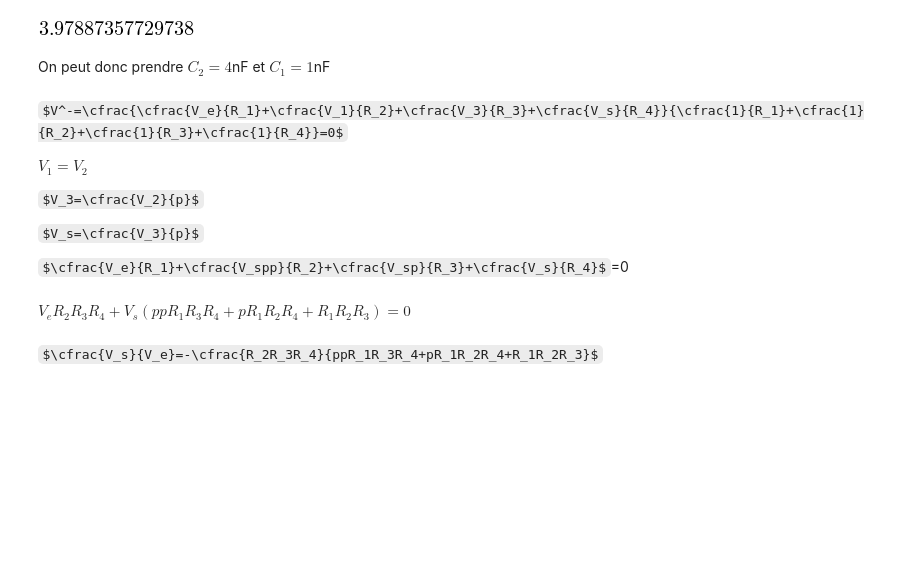
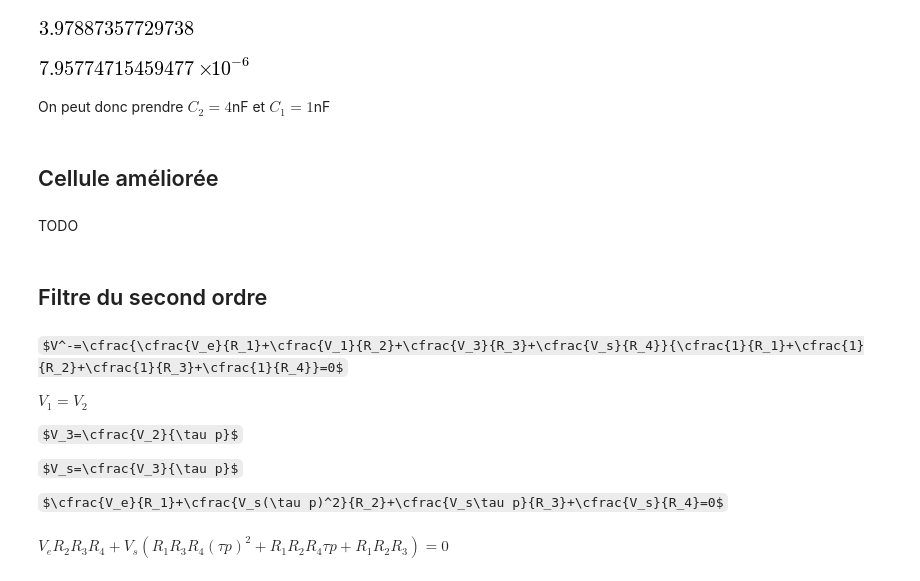
Before and after one commit to nim65s/N7, a Jupyter notebook: cours/TP Chaine d’Instrumentation.ipynb, the cells around one changed output. Cells and saved outputs as stored; diff of their text form; code cells hidden in the pictures; some formulas as TeX source; blank space fills up the shorter version.

```diff
--- a/cours/TP Chaine d’Instrumentation.ipynb
+++ b/cours/TP Chaine d’Instrumentation.ipynb
@@ -23,18 +24,29 @@ Tn=1/500000
 # %% [output]
 [figure]
+# %%
+tau = 1/(2*pi.evalf()*f)
+tau
+# %% [output]
+[figure, added]
 # %% [markdown]
 On peut donc prendre $C_2=4$nF et $C_1=1$nF
+# %% [markdown]
+## Cellule améliorée
+# %% [markdown]
+TODO
+# %% [markdown]
+## Filtre du second ordre
 # %% [markdown]
+
+
 $V^-=\cfrac{\cfrac{V_e}{R_1}+\cfrac{V_1}{R_2}+\cfrac{V_3}{R_3}+\cfrac{V_s}{R_4}}{\cfrac{1}{R_1}+\cfrac{1}{R_2}+\cfrac{1}{R_3}+\cfrac{1}{R_4}}=0$
 
 $V_1=V_2$
 
-$V_3=\cfrac{V_2}{p}$
+$V_3=\cfrac{V_2}{\tau p}$
 
-$V_s=\cfrac{V_3}{p}$
+$V_s=\cfrac{V_3}{\tau p}$
 
-$\cfrac{V_e}{R_1}+\cfrac{V_spp}{R_2}+\cfrac{V_sp}{R_3}+\cfrac{V_s}{R_4}$=0
+$\cfrac{V_e}{R_1}+\cfrac{V_s(\tau p)^2}{R_2}+\cfrac{V_s\tau p}{R_3}+\cfrac{V_s}{R_4}=0$
 # %% [markdown]
-$V_eR_2R_3R_4+V_s(ppR_1R_3R_4+pR_1R_2R_4+R_1R_2R_3)=0$
+$V_eR_2R_3R_4+V_s(R_1R_3R_4(\tau p)^2+R_1R_2R_4\tau p+R_1R_2R_3)=0$
-# %% [markdown]
-$\cfrac{V_s}{V_e}=-\cfrac{R_2R_3R_4}{ppR_1R_3R_4+pR_1R_2R_4+R_1R_2R_3}$
```
Also changed, not shown: parts of 21 cells of this notebook.
